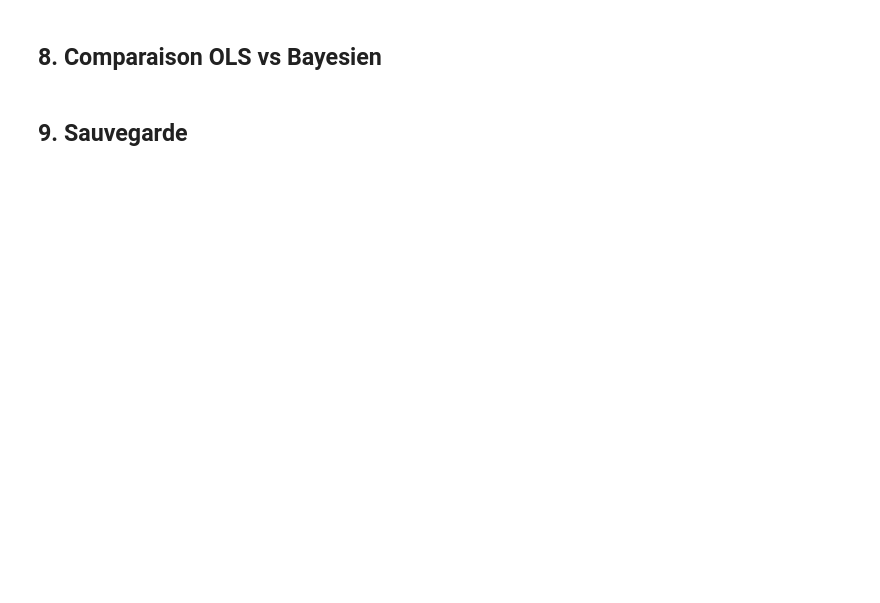
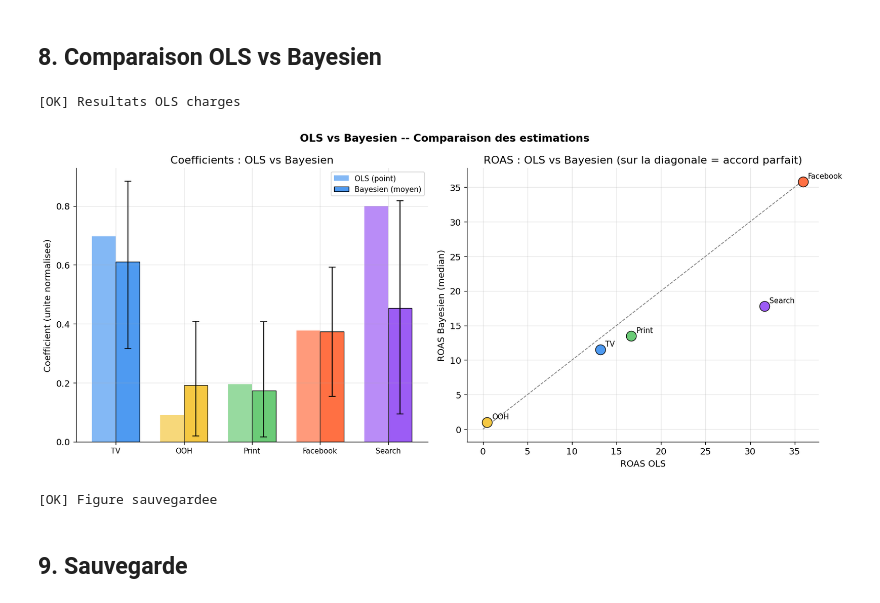
Before and after one commit to SouhaiLOps/RobynMMM, a Jupyter notebook: notebooks/04_model_bayes.ipynb, the cells around one changed output. Saved outputs shown, nothing was run; the diff lists cells and outputs as text; code cells hidden in the pictures; blank space fills up the shorter version.

```diff
--- a/notebooks/04_model_bayes.ipynb
+++ b/notebooks/04_model_bayes.ipynb
@@ -610,7 +682,6 @@ print("[OK] Figure sauvegardee")
 # %% [markdown]
 ## 8. Comparaison OLS vs Bayesien
 # %%
-# Charger les resultats OLS
 try:
     with open("../outputs/models/ols_model.pkl", "rb") as f:
         ols_data = pickle.load(f)
@@ -626,7 +697,7 @@ if has_ols:
     fig.suptitle("OLS vs Bayesien -- Comparaison des estimations",
                  fontsize=13, fontweight="bold")
 
-    # Coefficients OLS vs moyennes posterieures (en M EUR normalise)
+    # Coefficients OLS vs moyennes posterieures
     ax = axes[0]
     ols_coefs = []
     bay_means = []
@@ -647,12 +718,13 @@ if has_ols:
     x_pos = range(len(media_present))
     labels_c = [MEDIA_LABELS[mc] for mc in media_present]
     colors_c  = [MEDIA_COLORS[mc] for mc in media_present]
+    width = 0.35
 
-    width = 0.35
     ax.bar([x - width/2 for x in x_pos], ols_coefs, width,
            label="OLS (point)", alpha=0.7, color=colors_c)
     ax.bar([x + width/2 for x in x_pos], bay_means, width,
-           label="Bayesien (moyen)", alpha=1.0, color=colors_c, edgecolor="black", linewidth=0.8)
+           label="Bayesien (moyen)", alpha=1.0, color=colors_c,
+           edgecolor="black", linewidth=0.8)
     ax.errorbar([x + width/2 for x in x_pos], bay_means,
                 yerr=[np.array(bay_means)-np.array(bay_lo),
                       np.array(bay_hi)-np.array(bay_means)],
@@ -660,38 +732,45 @@ if has_ols:
     ax.set_xticks(list(x_pos))
     ax.set_xticklabels(labels_c, fontsize=9)
     ax.set_ylabel("Coefficient (unite normalisee)")
     ax.set_title("Coefficients : OLS vs Bayesien")
     ax.legend(fontsize=9)
 
     # ROAS OLS vs ROAS bayesien
     ax2 = axes[1]
     roas_ols = ols_data["roas_df"].set_index("canal")["roas"].to_dict()
 
     for i, mc in enumerate(media_present):
         if mc not in roas_distributions:
             continue
         label = MEDIA_LABELS[mc]
         color = MEDIA_COLORS[mc]
         roas_bay_s = roas_distributions[mc]
         roas_bay_m = np.median(roas_bay_s)
         roas_ols_v = roas_ols.get(label, 0)
 
         ax2.scatter(roas_ols_v, roas_bay_m, s=150, color=color,
                     zorder=5, edgecolors="black", linewidth=0.8)
         ax2.annotate(label, (roas_ols_v, roas_bay_m),
-                    textcoords="offset points", xytext=(6, 4), fontsize=9)
+                     textcoords="offset points", xytext=(6, 4), fontsize=9)
 
-    max_val = max([max(list(roas_ols.values())), max([np.median(roas_distributions[mc]) for mc in roas_distributions])])
+    max_val = max(
+        max(list(roas_ols.values())),
+        max([np.median(roas_distributions[mc]) for mc in roas_distributions])
+    )
     ax2.plot([0, max_val], [0, max_val], color="gray", linestyle="--", linewidth=1)
     ax2.set_xlabel("ROAS OLS")
     ax2.set_ylabel("ROAS Bayesien (median)")
-    ax2.set_title("ROAS : OLS vs Bayesien
-(sur la diagonale = accord parfait)")
+    ax2.set_title("ROAS : OLS vs Bayesien (sur la diagonale = accord parfait)")
 
     plt.tight_layout()
-    plt.savefig("../outputs/figures/04_comparaison_ols_bayes.png", bbox_inches="tight", dpi=150)
+    plt.savefig("../outputs/figures/04_comparaison_ols_bayes.png",
+                bbox_inches="tight", dpi=150)
     plt.show()
     print("[OK] Figure sauvegardee")
+# %% [output]
+[OK] Resultats OLS charges
+[figure, added]
+[OK] Figure sauvegardee
 # %% [markdown]
 ## 9. Sauvegarde
 # %%
```
Also changed, not shown: parts of 10 cells of this notebook.
